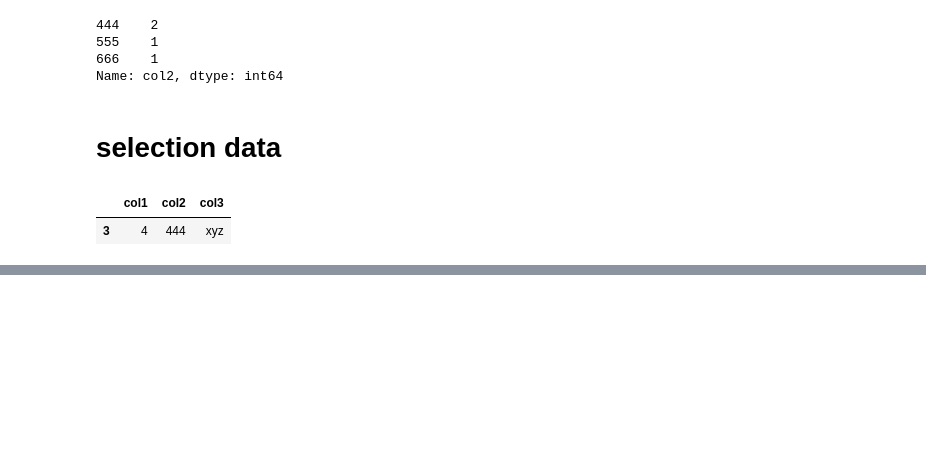
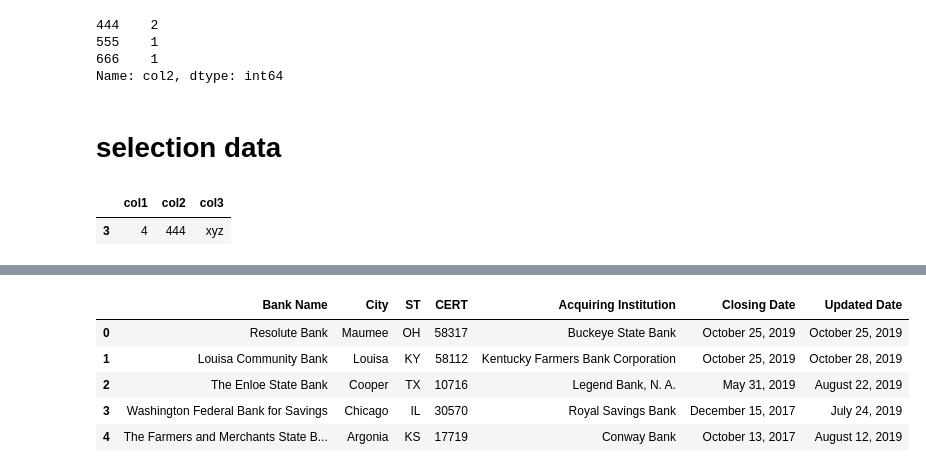
Before and after one commit to jingwang9302/DataScience-and-ML, a Jupyter notebook: Panda.ipynb, the cells around one changed output, grey strips where cells are left out. Saved outputs shown, nothing was run; the diff lists cells and outputs as text; code cells hidden in the pictures; blank space fills up the shorter version.

```diff
--- a/Panda.ipynb
+++ b/Panda.ipynb
@@ -546,0 +666,9 @@ newdf
+# %%
+df[0].head()
+# %% [output]
+|  | Bank Name | City | ST | CERT | Acquiring Institution | Closing Date | Updated Date |
+| 0 | Resolute Bank | Maumee | OH | 58317 | Buckeye State Bank | October 25, 2019 | October 25, 2019 |
+| 1 | Louisa Community Bank | Louisa | KY | 58112 | Kentucky Farmers Bank Corporation | October 25, 2019 | October 28, 2019 |
+| 2 | The Enloe State Bank | Cooper | TX | 10716 | Legend Bank, N. A. | May 31, 2019 | August 22, 2019 |
+| 3 | Washington Federal Bank for Savings | Chicago | IL | 30570 | Royal Savings Bank | December 15, 2017 | July 24, 2019 |
+| 4 | The Farmers and Merchants State B... | Argonia | KS | 17719 | Conway Bank | October 13, 2017 | August 12, 2019 |
```
Also changed, not shown: parts of 22 cells of this notebook.
